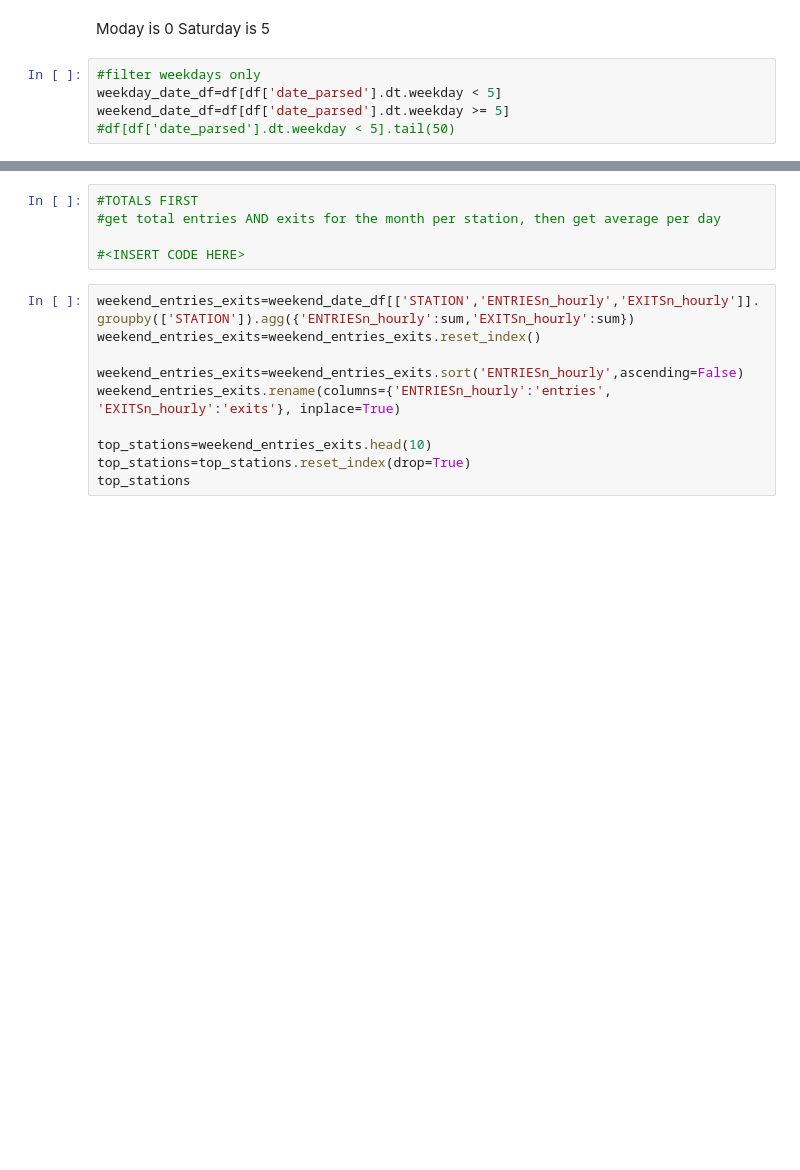
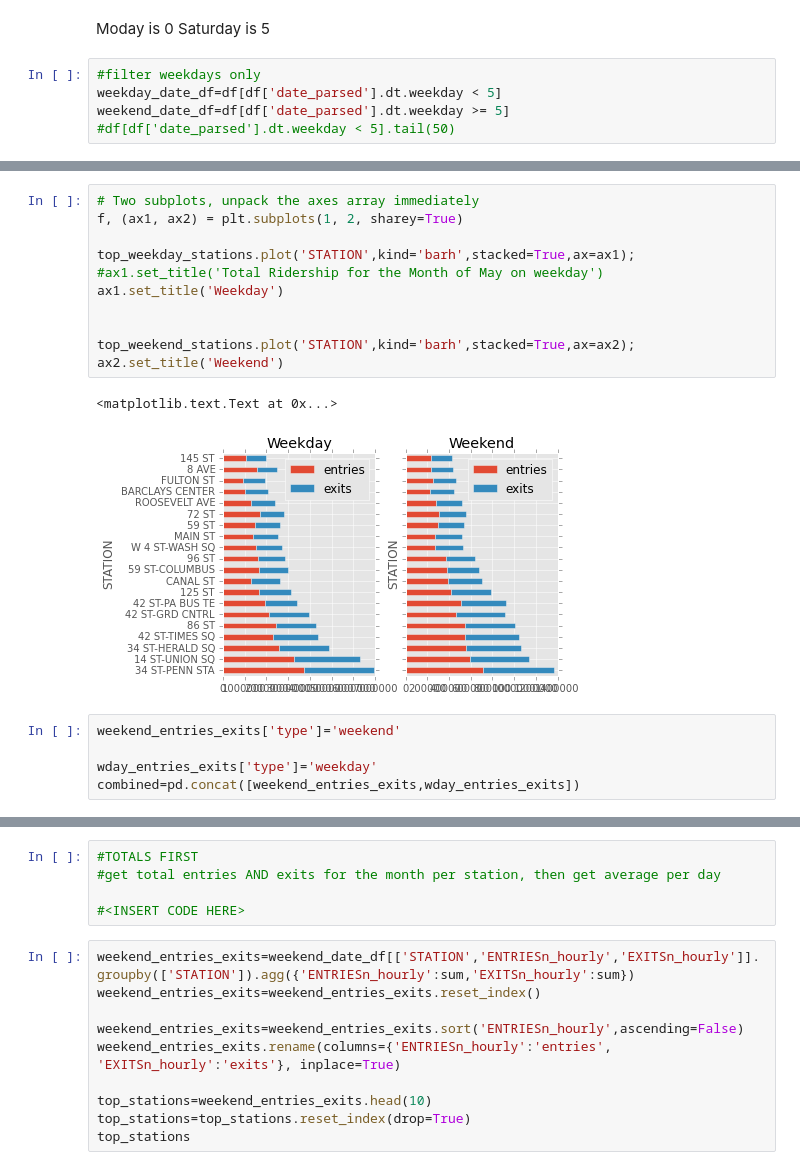
Before and after one commit to npatta01/MTA-Analysis, a Jupyter notebook: benson.ipynb, the cells around one changed output, grey strips where cells are left out. Saved outputs shown, nothing was run; the diff lists cells and outputs as text; blank space fills up the shorter version.

```diff
--- a/benson.ipynb
+++ b/benson.ipynb
@@ -265,0 +187,19 @@ weekend_exits.head(20)
+# %%
+# Two subplots, unpack the axes array immediately
+f, (ax1, ax2) = plt.subplots(1, 2, sharey=True)
+
+top_weekday_stations.plot('STATION',kind='barh',stacked=True,ax=ax1);
+#ax1.set_title('Total Ridership for the Month of May on weekday')
+ax1.set_title('Weekday')
+
+
+top_weekend_stations.plot('STATION',kind='barh',stacked=True,ax=ax2);
+ax2.set_title('Weekend')
+# %% [output]
+<matplotlib.text.Text at 0x...>
+[figure, added]
+# %%
+weekend_entries_exits['type']='weekend'
+
+wday_entries_exits['type']='weekday'
+combined=pd.concat([weekend_entries_exits,wday_entries_exits])
```
Also changed, not shown: parts of 16 cells of this notebook, 6 other files.
